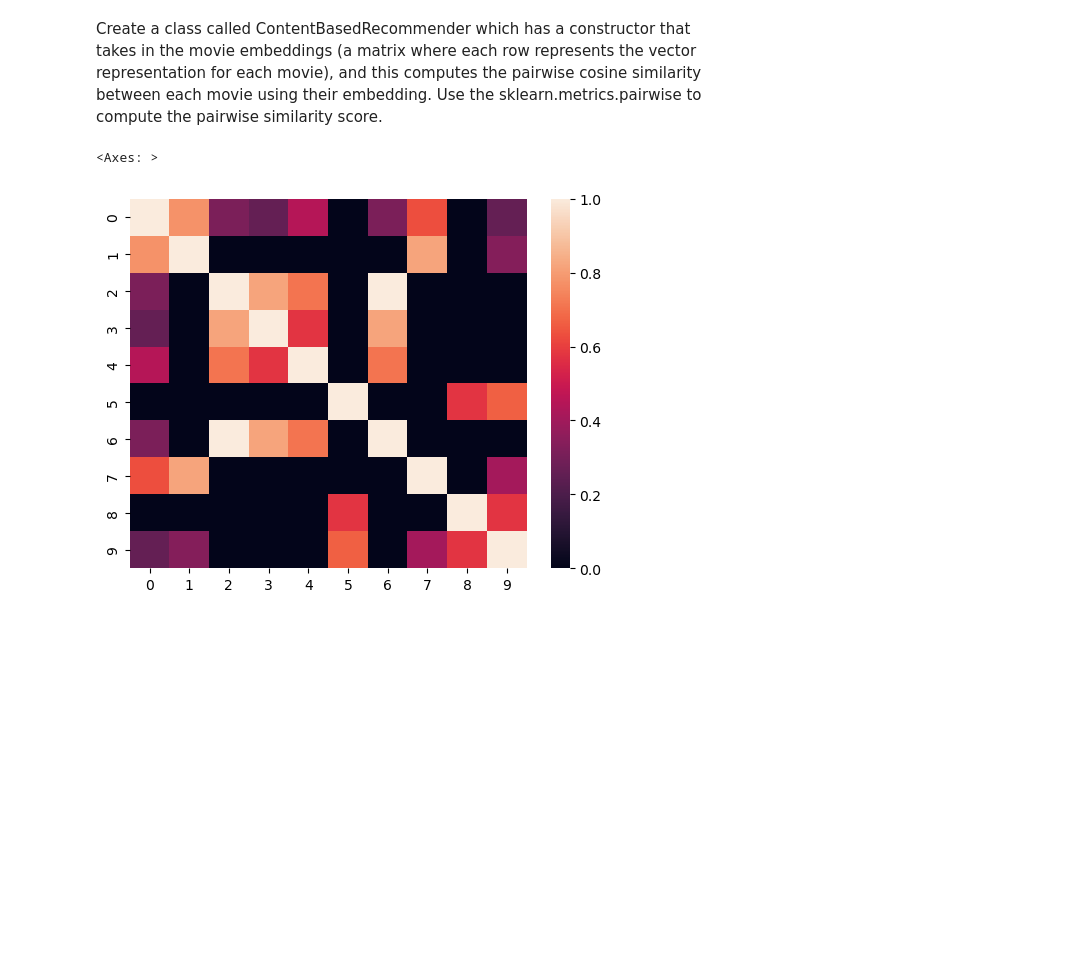
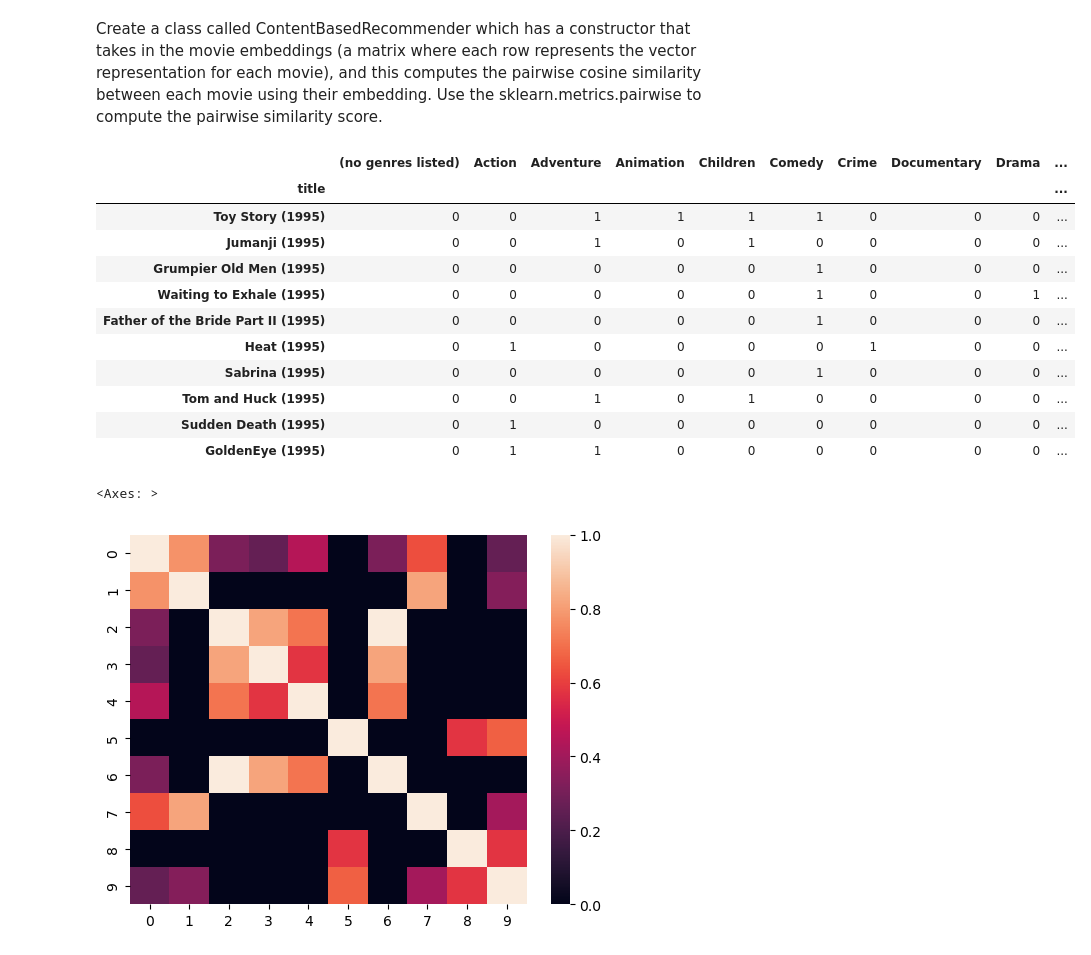
Before and after one commit to CogitoNTNU/CatMatch, a Jupyter notebook: movie_dataset.ipynb, the cells around one changed output. Saved outputs shown, nothing was run; the diff lists cells and outputs as text; code cells hidden in the pictures; blank space fills up the shorter version.

```diff
--- a/movie_dataset.ipynb
+++ b/movie_dataset.ipynb
@@ -260,4 +258,4 @@ for movieId in tqdm(embedding.index):
     for genre in genres:
         embedding.loc[movieId, genre] = int(genre in dfm[dfm['movieId'] == movieId].genres.iloc[0].split('|'))
 # %%
-embedding
+embedding.set_index(dfm.index, inplace=True)
@@ -322,5 +332,20 @@ Create a class called ContentBasedRecommender which has a constructor that takes
 # %%
 import seaborn as sns
+# %%
+embedding[:10][:10]
+# %% [output]
+|  | (no genres listed) | Action | Adventure | Animation | Children | Comedy | Crime | Documentary | Drama | ... |
+| title |  |  |  |  |  |  |  |  |  | ... |
+| Toy Story (1995) | 0 | 0 | 1 | 1 | 1 | 1 | 0 | 0 | 0 | ... |
+| Jumanji (1995) | 0 | 0 | 1 | 0 | 1 | 0 | 0 | 0 | 0 | ... |
+| Grumpier Old Men (1995) | 0 | 0 | 0 | 0 | 0 | 1 | 0 | 0 | 0 | ... |
+| Waiting to Exhale (1995) | 0 | 0 | 0 | 0 | 0 | 1 | 0 | 0 | 1 | ... |
+| Father of the Bride Part II (1995) | 0 | 0 | 0 | 0 | 0 | 1 | 0 | 0 | 0 | ... |
+| Heat (1995) | 0 | 1 | 0 | 0 | 0 | 0 | 1 | 0 | 0 | ... |
+| Sabrina (1995) | 0 | 0 | 0 | 0 | 0 | 1 | 0 | 0 | 0 | ... |
+| Tom and Huck (1995) | 0 | 0 | 1 | 0 | 1 | 0 | 0 | 0 | 0 | ... |
+| Sudden Death (1995) | 0 | 1 | 0 | 0 | 0 | 0 | 0 | 0 | 0 | ... |
+| GoldenEye (1995) | 0 | 1 | 1 | 0 | 0 | 0 | 0 | 0 | 0 | ... |
 # %%
 from sklearn.metrics.pairwise import cosine_similarity
 
```
Also changed, not shown: parts of 25 cells of this notebook, 1 other file.
